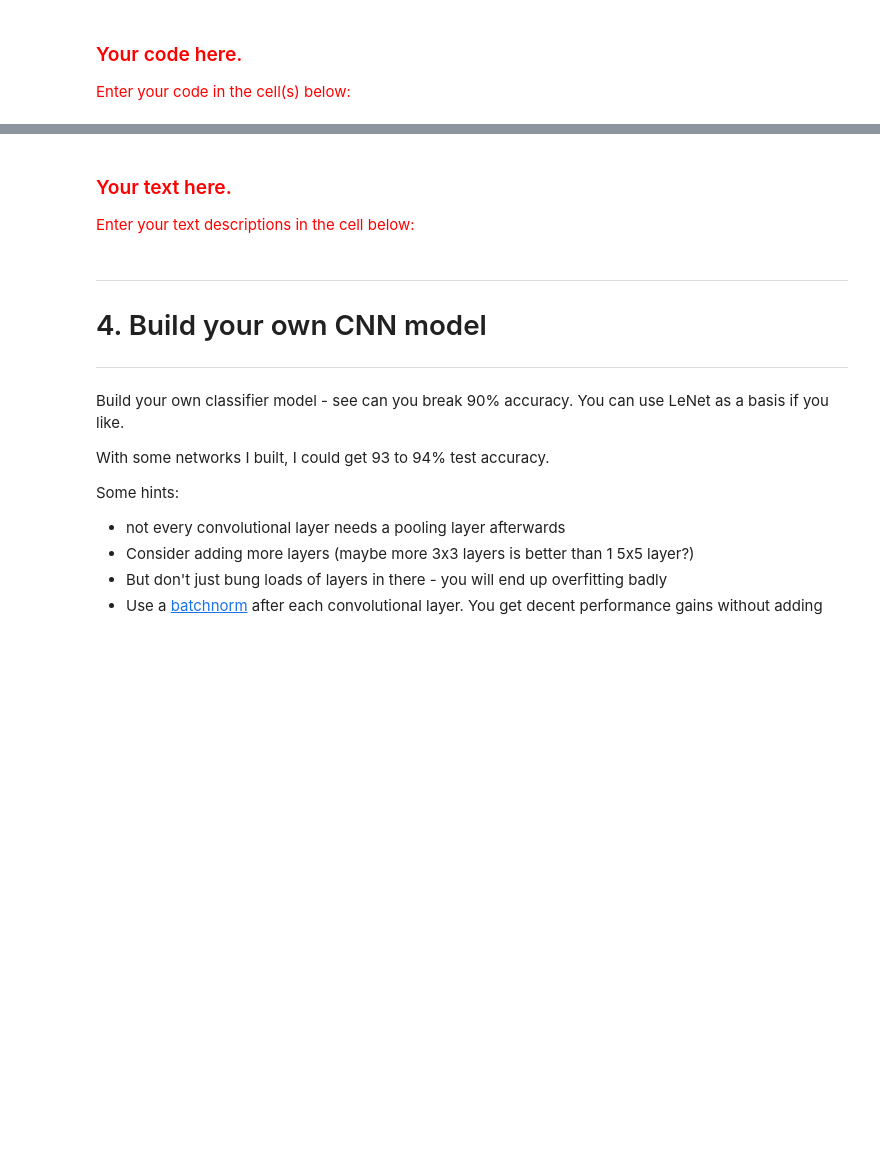
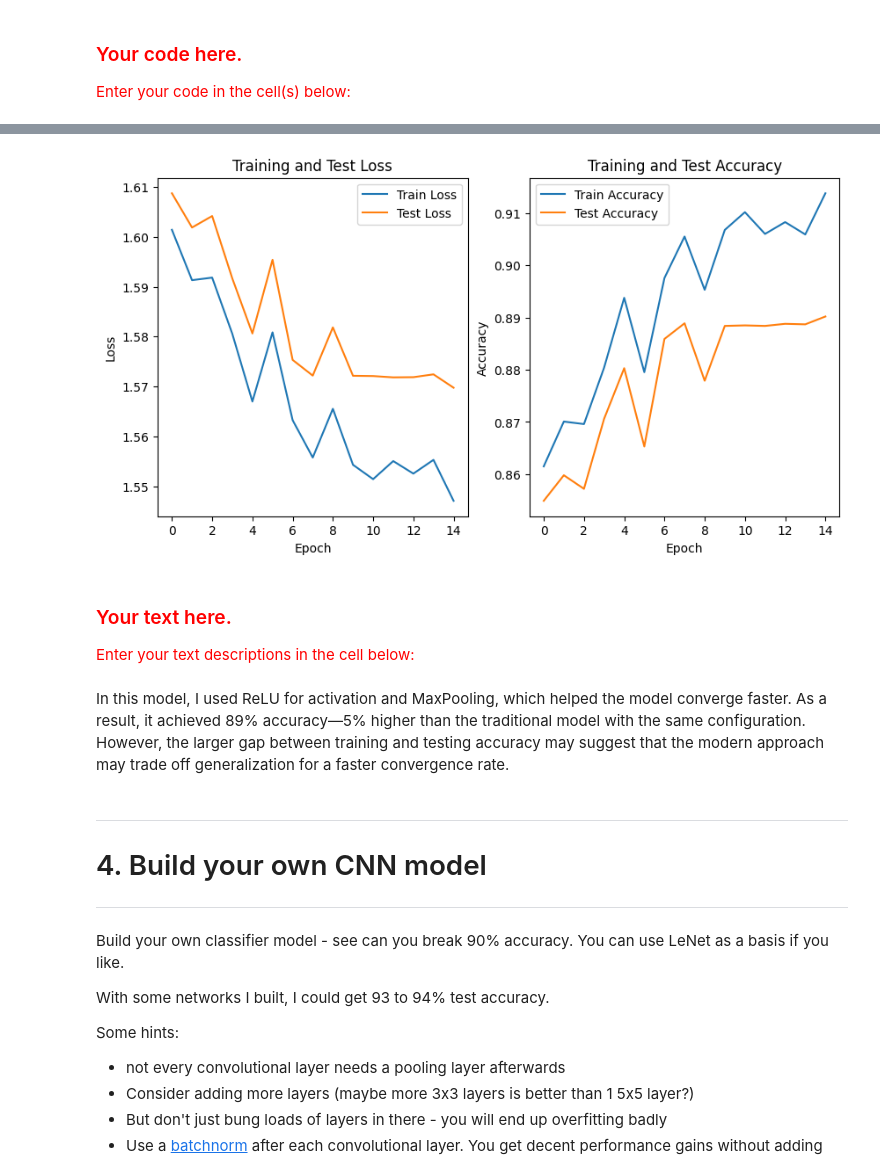
Before and after one commit to BuiHoangTu/ul.year2024Autumn.data-engineering-machine-learning.e-tivities, a Jupyter notebook: a6/Activity6_24005665.ipynb, the cells around one changed output, grey strips where cells are left out. Cells and saved outputs as stored; diff of their text form; code cells hidden in the pictures; blank space fills up the shorter version.

```diff
--- a/a6/Activity6_24005665.ipynb
+++ b/a6/Activity6_24005665.ipynb
@@ -245,0 +591,7 @@ Modernise LeNet. What are the preferred activation and pooling functions for mod
+# %%
+loss_fn = nn.CrossEntropyLoss()
+optimizer = torch.optim.Adam(model.parameters(), lr=1e-3)
+
+train_loss, train_accuracy, test_loss, test_accuracy = train_loop(
+    train_dataloader, test_dataloader, model, loss_fn, optimizer, 15
+)
@@ -246,6 +616,30 @@ Modernise LeNet. What are the preferred activation and pooling functions for mod
+# %%
+plt.figure(figsize=(10, 5))
+
+plt.subplot(1, 2, 1)
+plt.plot(train_loss, label="Train Loss")
+plt.plot(test_loss, label="Test Loss")
+plt.xlabel("Epoch")
+plt.ylabel("Loss")
+plt.title("Training and Test Loss")
+plt.legend()
+
+plt.subplot(1, 2, 2)
+plt.plot(train_accuracy, label="Train Accuracy")
+plt.plot(test_accuracy, label="Test Accuracy")
+plt.xlabel("Epoch")
+plt.ylabel("Accuracy")
+plt.title("Training and Test Accuracy")
+plt.legend()
+
+plt.show()
+# %% [output]
+[figure, added]
 # %% [markdown]
 ### <font color='red'>Your text here.</font>
 <font color='red'>Enter your text descriptions in the cell below:</font>
+# %% [markdown]
+In this model, I used ReLU for activation and MaxPooling, which helped the model converge faster. As a result, it achieved 89% accuracy—5% higher than the traditional model with the same configuration. However, the larger gap between training and testing accuracy may suggest that the modern approach may trade off generalization for a faster convergence rate.
 # %% [markdown]
 ---
 # 4. Build your own CNN model
```
Also changed, not shown: parts of 50 cells of this notebook, 1 other file.
